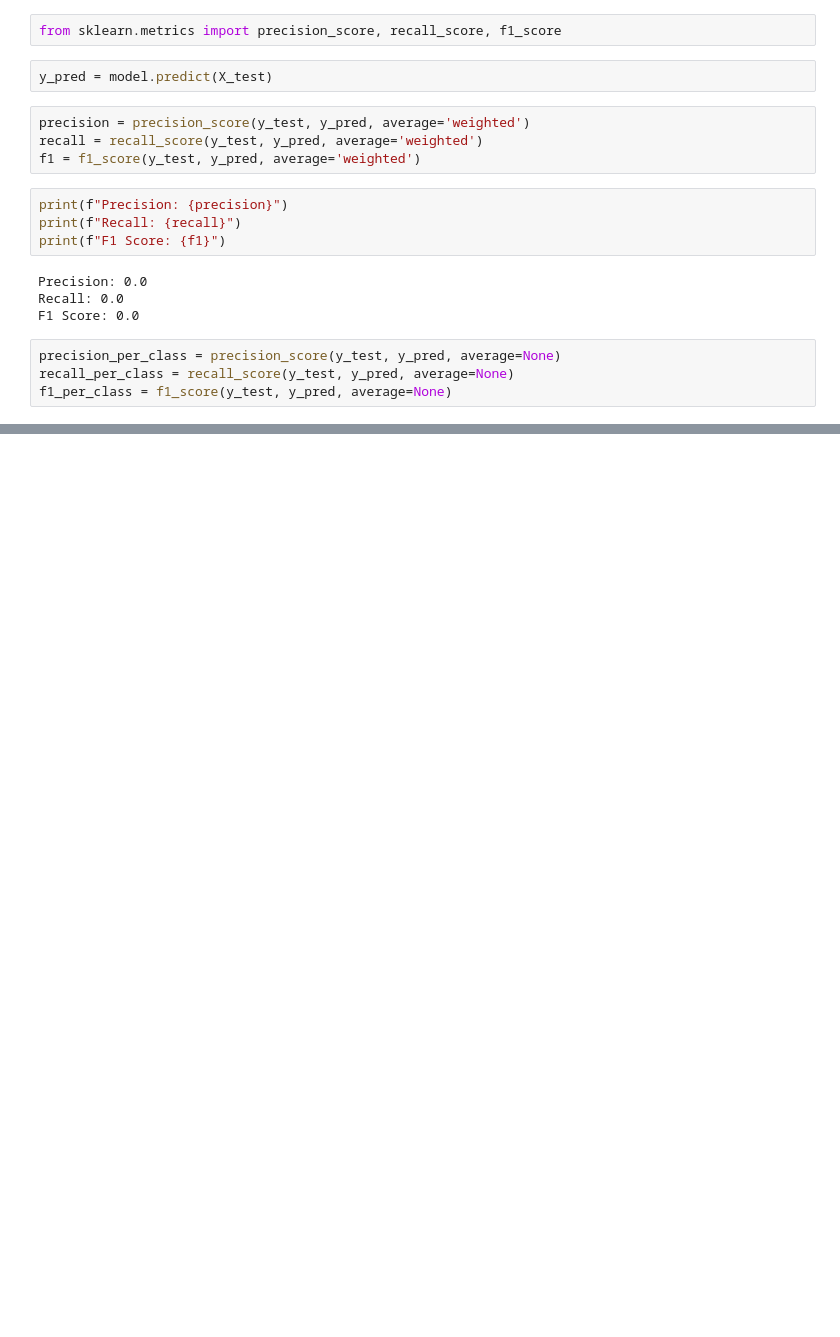
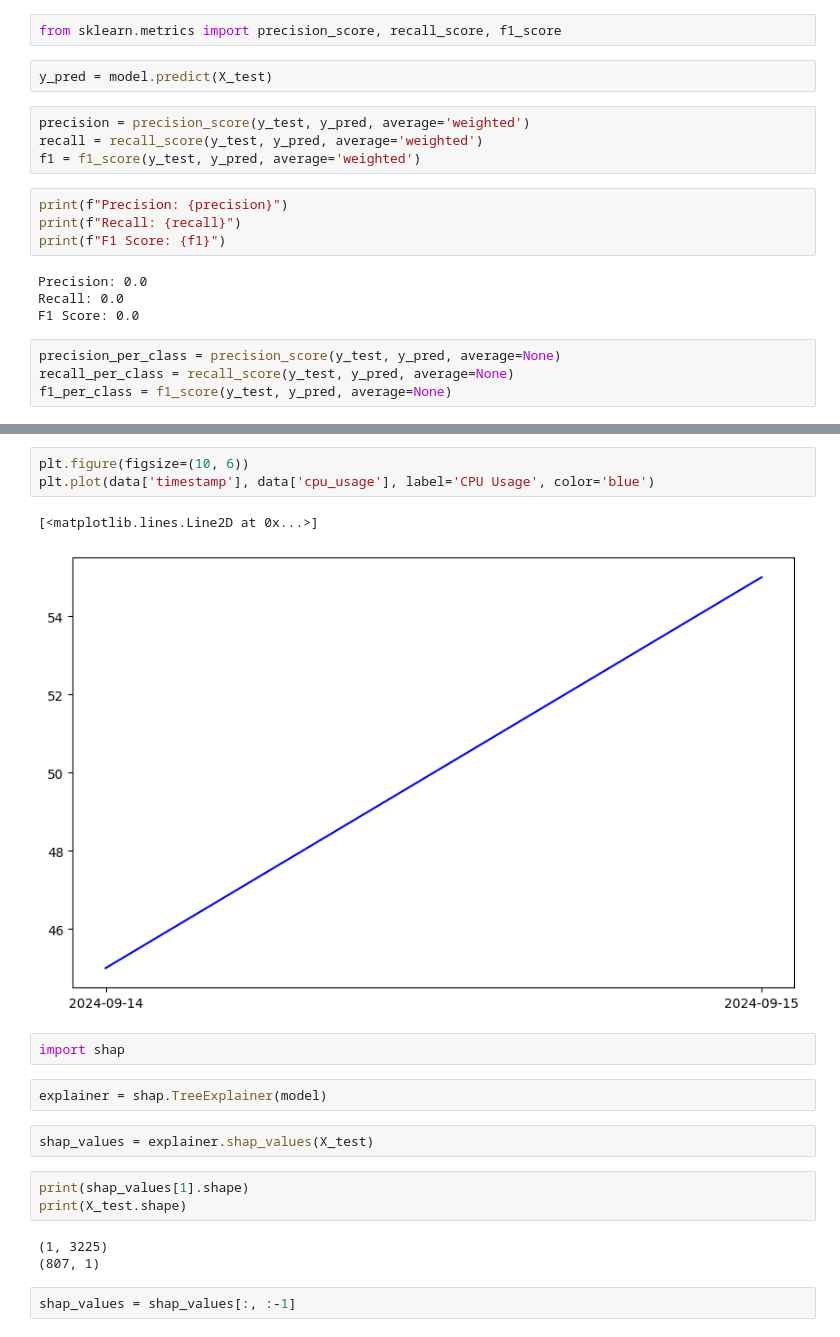
Before and after one commit to KrishanSharma26/-Anomaly-Detection-in-CloudMonitor-Data, a Jupyter notebook: Anomly_Detection.ipynb, the cells around one changed output, grey strips where cells are left out. Drawn from its saved outputs; the diff is of its cells as text; blank space fills up the shorter version.

```diff
--- a/Anomly_Detection.ipynb
+++ b/Anomly_Detection.ipynb
@@ -91,0 +206,20 @@ F1 Score per class: [0. 0. 0. ... 0. 0. 0.]
+# %%
+plt.figure(figsize=(10, 6))
+plt.plot(data['timestamp'], data['cpu_usage'], label='CPU Usage', color='blue')
+# %% [output]
+[<matplotlib.lines.Line2D at 0x...>]
+[figure, added]
+# %%
+import shap
+# %%
+explainer = shap.TreeExplainer(model)
+# %%
+shap_values = explainer.shap_values(X_test)
+# %%
+print(shap_values[1].shape)
+print(X_test.shape)
+# %% [output]
+(1, 3225)
+(807, 1)
+# %%
+shap_values = shap_values[:, :-1]
```
Also changed, not shown: parts of 34 cells of this notebook.
